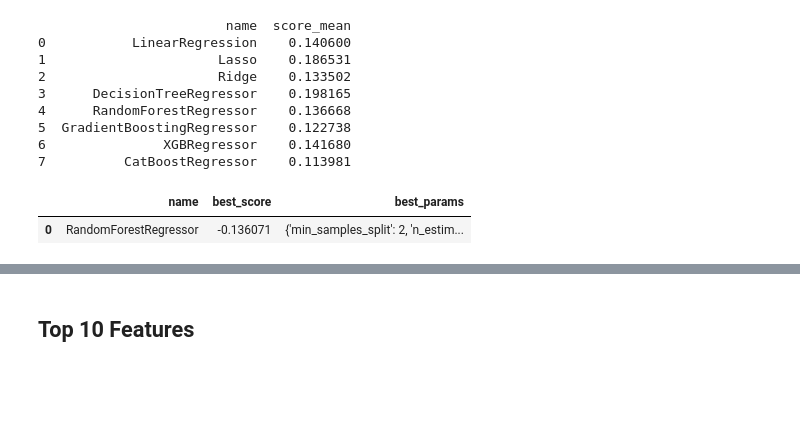
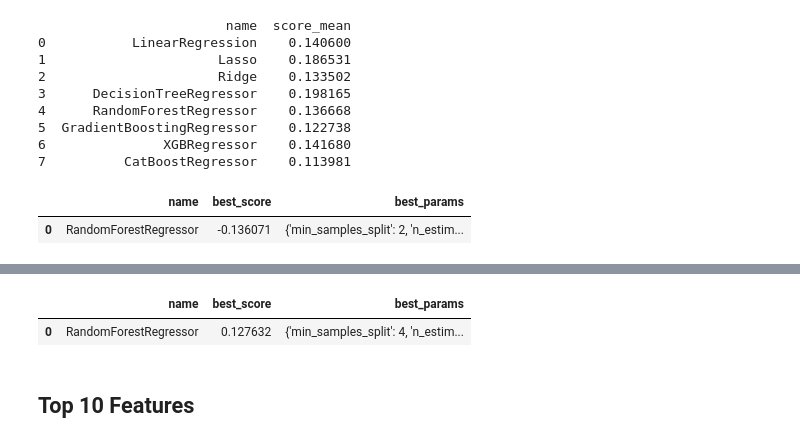
Before and after one commit to Chocomilkteaa/House-Prices, a Jupyter notebook: model.ipynb, the cells around one changed output, grey strips where cells are left out. Saved outputs shown, nothing was run; the diff lists cells and outputs as text; code cells hidden in the pictures; blank space fills up the shorter version.

Commit message:
eda: add new features model: rfe for new features

```diff
--- a/model.ipynb
+++ b/model.ipynb
@@ -531,0 +549,7 @@ predict(model, X_train, Y_train, X_test, True, id, label)
+# %%
+train_data_new = train_data.drop(train_data[(train_data['OverallQual']==4) & (train_data['SalePrice']>200000)].index)
+train_data_new = train_data_new.drop(train_data_new[(train_data_new['GrLivArea']>4000) & (train_data_new['SalePrice']<300000)].index)
+# %%
+columns_to_drop = ['Id']
+X_train, Y_train, X_test = prepareDataDrop(columns_to_drop, label, train_data_new, test_data, True)
+print(X_train.columns)
@@ -531,0 +574,3 @@ predict(model, X_train, Y_train, X_test, True, id, label)
+# %%
+X_train, X_test = preprocess(X_train, X_test)
+print(X_train.shape, X_test.shape)
@@ -531,0 +592,14 @@ predict(model, X_train, Y_train, X_test, True, id, label)
+# %%
+tuning_parameters = {
+        'RandomForestRegressor': {
+            'n_estimators': [50, 100, 300],
+            'min_samples_split': [2, 4, 6, 8, 10]
+        }
+    }
+
+model = RandomForestRegressor(random_state=0, oob_score=True)
+
+tuneParameters([model], tuning_parameters, X_train, Y_train, 'neg_root_mean_squared_error', n_core)
+# %% [output]
+|  | name | best_score | best_params |
+| 0 | RandomForestRegressor | 0.127632 | {'min_samples_split': 4, 'n_estim... |
```
Also changed, not shown: parts of 39 cells of this notebook, 1 other file.
